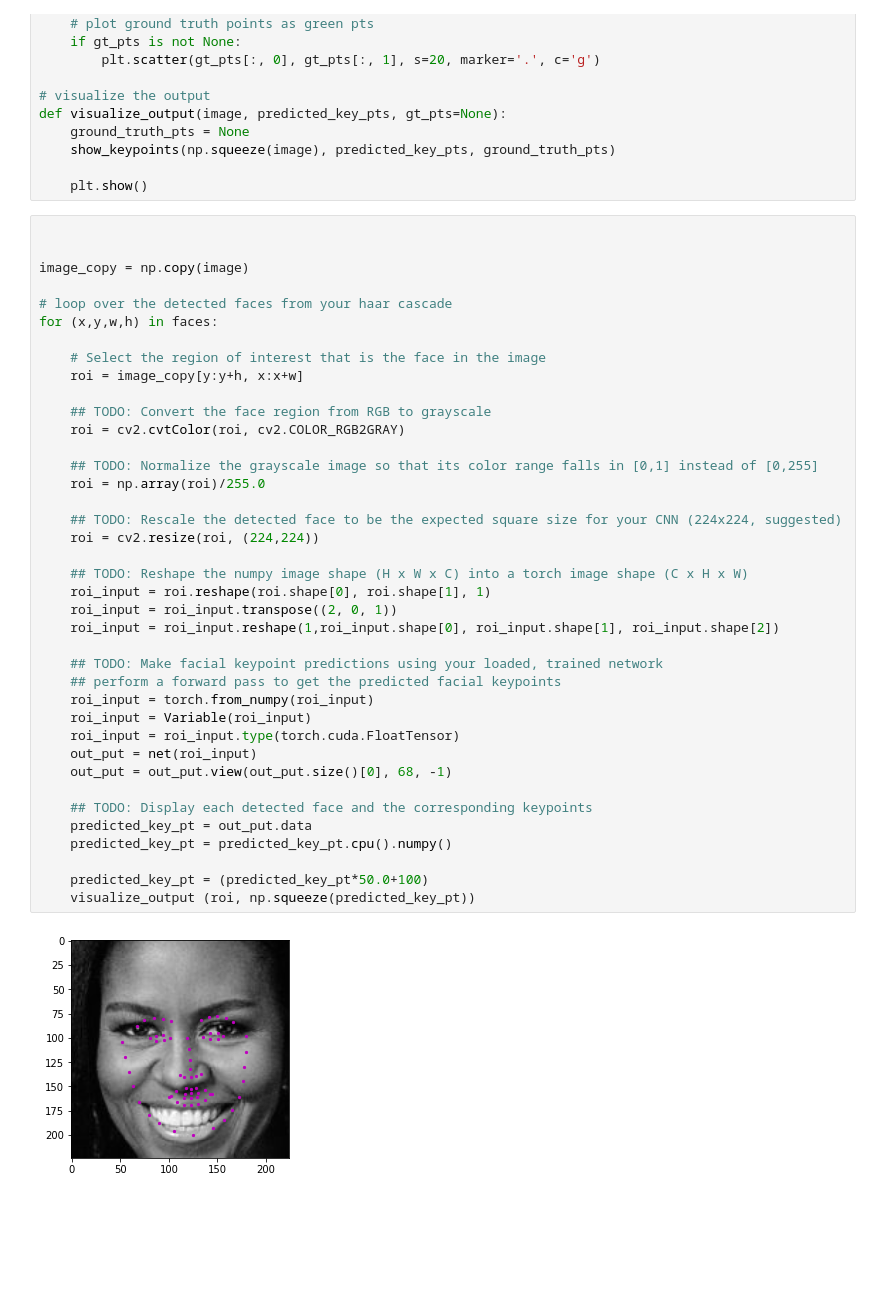
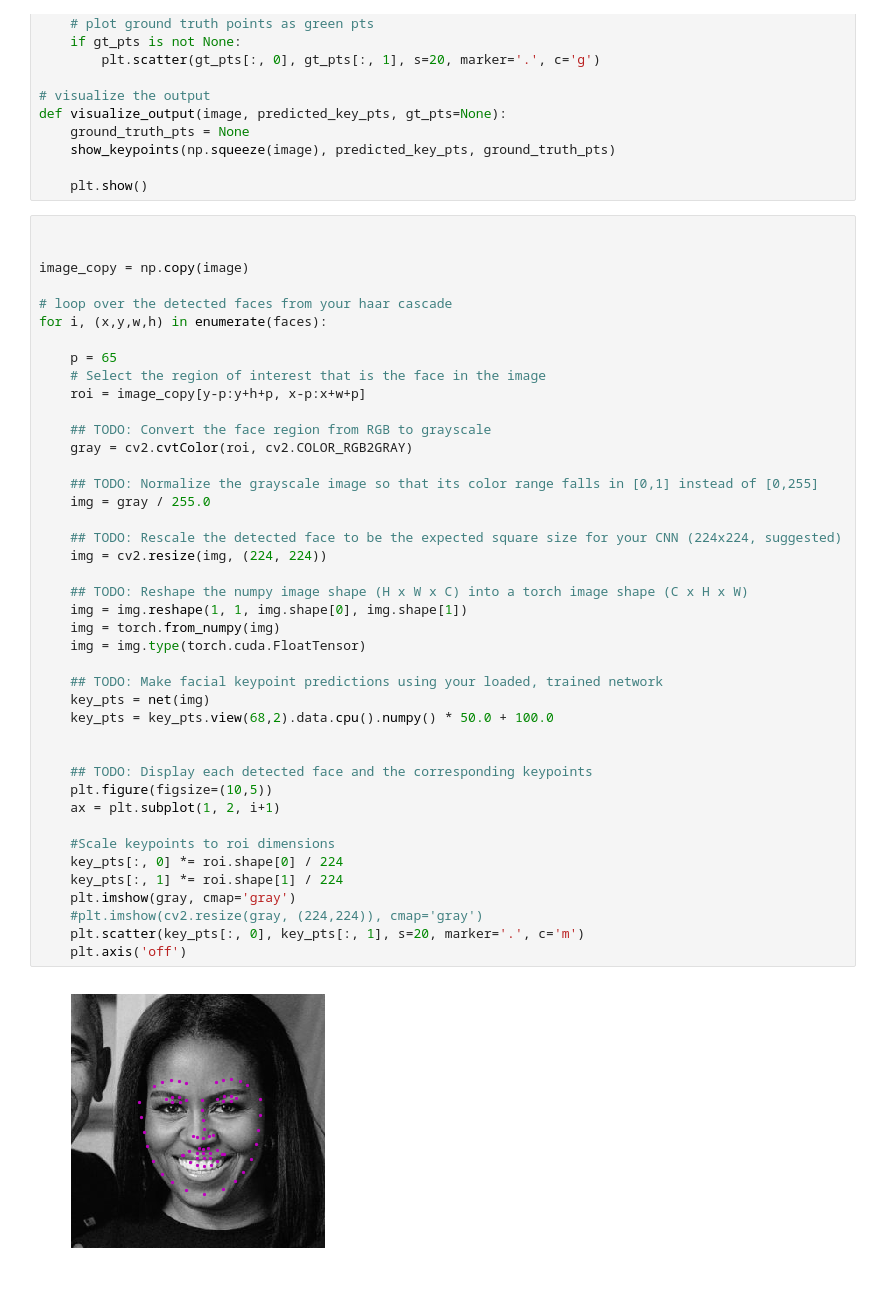
Before and after one commit to Vinayrraj/P1_Facial_Keypoints, a Jupyter notebook: 3. Facial Keypoint Detection, Complete Pipeline.ipynb, the cells around one changed output. Drawn from its saved outputs; the diff is of its cells as text; blank space fills up the shorter version.

```diff
--- a/3. Facial Keypoint Detection, Complete Pipeline.ipynb
+++ b/3. Facial Keypoint Detection, Complete Pipeline.ipynb
@@ -142,41 +142,44 @@ def visualize_output(image, predicted_key_pts, gt_pts=None):
 # %%
 
 
 image_copy = np.copy(image)
 
 # loop over the detected faces from your haar cascade
-for (x,y,w,h) in faces:
+for i, (x,y,w,h) in enumerate(faces):
 
+    p = 65
     # Select the region of interest that is the face in the image
-    roi = image_copy[y:y+h, x:x+w]
+    roi = image_copy[y-p:y+h+p, x-p:x+w+p]
 
     ## TODO: Convert the face region from RGB to grayscale
-    roi = cv2.cvtColor(roi, cv2.COLOR_RGB2GRAY)
+    gray = cv2.cvtColor(roi, cv2.COLOR_RGB2GRAY)
 
     ## TODO: Normalize the grayscale image so that its color range falls in [0,1] instead of [0,255]
-    roi = np.array(roi)/255.0
+    img = gray / 255.0
 
     ## TODO: Rescale the detected face to be the expected square size for your CNN (224x224, suggested)
-    roi = cv2.resize(roi, (224,224))
+    img = cv2.resize(img, (224, 224))
 
     ## TODO: Reshape the numpy image shape (H x W x C) into a torch image shape (C x H x W)
-    roi_input = roi.reshape(roi.shape[0], roi.shape[1], 1)
-    roi_input = roi_input.transpose((2, 0, 1))
-    roi_input = roi_input.reshape(1,roi_input.shape[0], roi_input.shape[1], roi_input.shape[2])
+    img = img.reshape(1, 1, img.shape[0], img.shape[1])
+    img = torch.from_numpy(img)
+    img = img.type(torch.cuda.FloatTensor)
 
     ## TODO: Make facial keypoint predictions using your loaded, trained network
-    ## perform a forward pass to get the predicted facial keypoints
-    roi_input = torch.from_numpy(roi_input)
-    roi_input = Variable(roi_input)
-    roi_input = roi_input.type(torch.cuda.FloatTensor)
-    out_put = net(roi_input)
-    out_put = out_put.view(out_put.size()[0], 68, -1)
+    key_pts = net(img)
+    key_pts = key_pts.view(68,2).data.cpu().numpy() * 50.0 + 100.0
+
 
     ## TODO: Display each detected face and the corresponding keypoints
-    predicted_key_pt = out_put.data
-    predicted_key_pt = predicted_key_pt.cpu().numpy()
+    plt.figure(figsize=(10,5))
+    ax = plt.subplot(1, 2, i+1)
 
-    predicted_key_pt = (predicted_key_pt*50.0+100)
-    visualize_output (roi, np.squeeze(predicted_key_pt))
+    #Scale keypoints to roi dimensions
+    key_pts[:, 0] *= roi.shape[0] / 224
+    key_pts[:, 1] *= roi.shape[1] / 224
+    plt.imshow(gray, cmap='gray')
+    #plt.imshow(cv2.resize(gray, (224,224)), cmap='gray')
+    plt.scatter(key_pts[:, 0], key_pts[:, 1], s=20, marker='.', c='m')
+    plt.axis('off')
 # %% [output]
-[figure, old version]
+[figure, new version]
```
Also changed, not shown: parts of 1 cell of this notebook, 2 other files.
